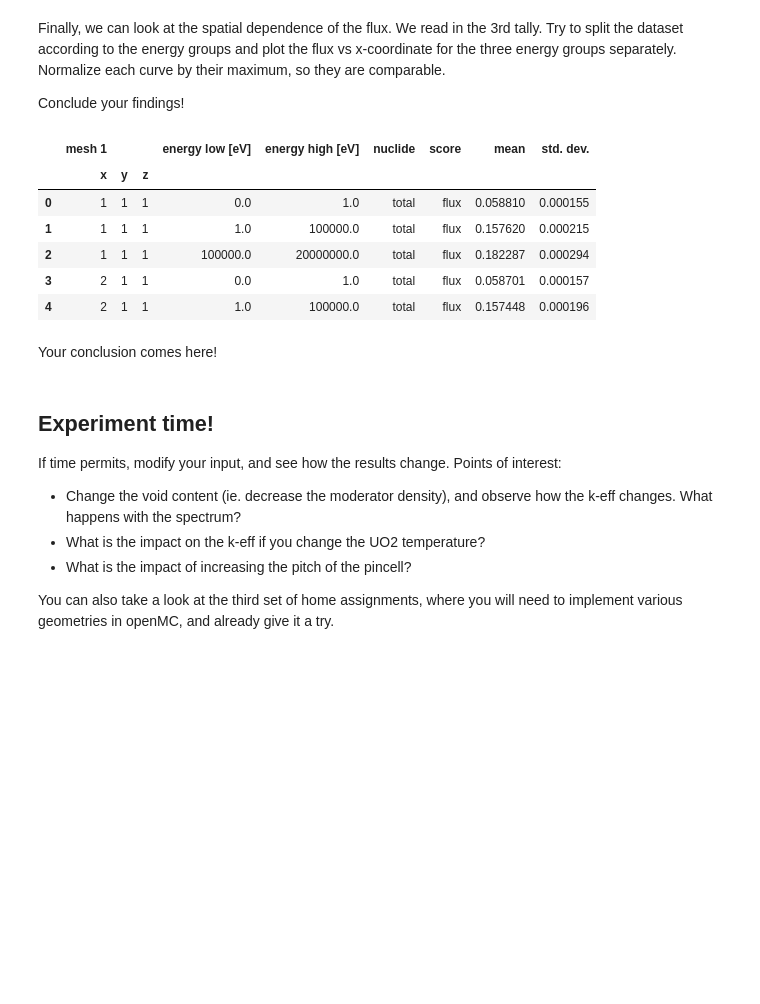
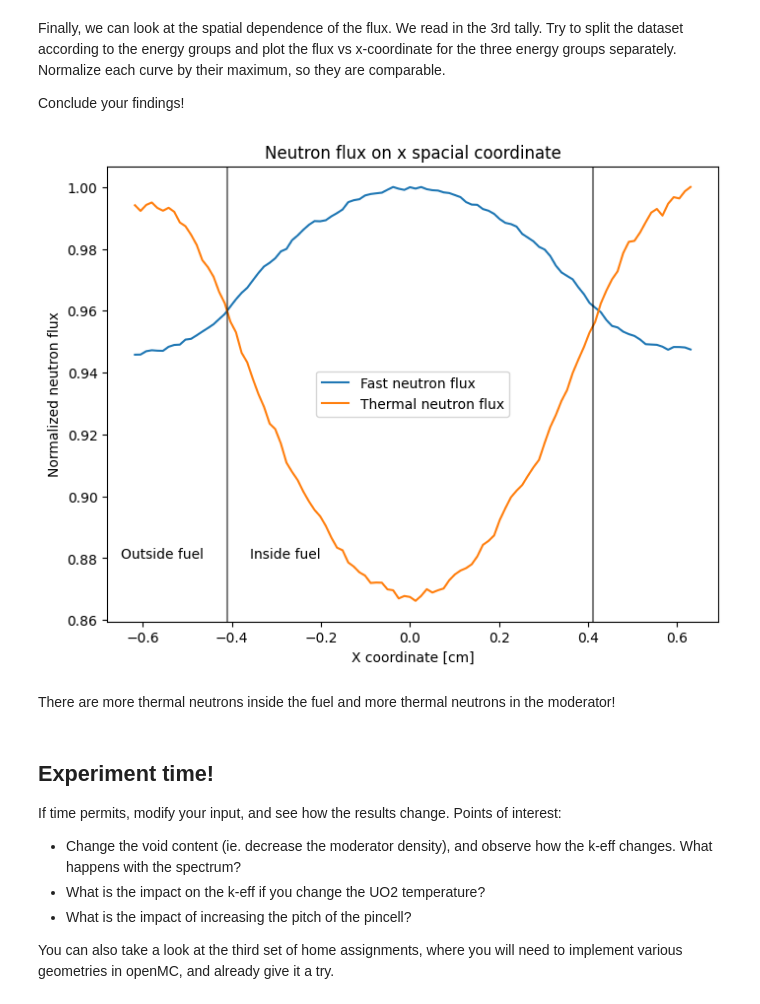
Before and after one commit to jenshoej/ReactorPhysics, a Jupyter notebook: Datalabs/Datalab06/6-openMCIntro.ipynb, the cells around one changed output. Saved outputs shown, nothing was run; the diff lists cells and outputs as text; code cells hidden in the pictures; blank space fills up the shorter version.

```diff
--- a/Datalabs/Datalab06/6-openMCIntro.ipynb
+++ b/Datalabs/Datalab06/6-openMCIntro.ipynb
@@ -435,0 +445,3 @@ memory usage: 50.9+ KB
+# %%
+tally3 = sp.tallies[3].get_pandas_dataframe()
+tally3.head()
@@ -439,14 +459,3 @@ Your conclusion comes here.
 Finally, we can look at the spatial dependence of the flux. We read in the 3rd tally. Try to split the dataset according to the energy groups and plot the flux vs x-coordinate for the three energy groups separately. Normalize each curve by their maximum, so they are comparable.
 
 Conclude your findings!
-# %%
-tallydf3=sp.tallies[3].get_pandas_dataframe()
-tallydf3.head()
-# %% [output]
-|  | mesh 1 |  |  | energy low [eV] | energy high [eV] | nuclide | score | mean | std. dev. |
-|  | x | y | z |  |  |  |  |  |  |
-| 0 | 1 | 1 | 1 | 0.0 | 1.0 | total | flux | 0.058810 | 0.000155 |
-| 1 | 1 | 1 | 1 | 1.0 | 100000.0 | total | flux | 0.157620 | 0.000215 |
-| 2 | 1 | 1 | 1 | 100000.0 | 20000000.0 | total | flux | 0.182287 | 0.000294 |
-| 3 | 2 | 1 | 1 | 0.0 | 1.0 | total | flux | 0.058701 | 0.000157 |
-| 4 | 2 | 1 | 1 | 1.0 | 100000.0 | total | flux | 0.157448 | 0.000196 |
@@ -455,5 +462,37 @@ tallydf3.head()
-# %% [markdown]
-Your conclusion comes here!
+# %%
+# fast neutrons
+tally_fast = tally3.loc[tally3["energy low [eV]"] == 100000.0] # extract fast neutrons
+mesh_fast = tally_fast[('mesh 1')]
+xs_fast = mesh_fast['x']  * pitch/100 - pitch/2 # center x values in middle of cell
+fast_mean = tally_fast['mean']
+
+# thermal neutrons
+tally_thermal = tally3.loc[tally3["energy low [eV]"] == 0.0] # extract thermal neutrons
+mesh_thermal = tally_thermal[('mesh 1')]
+xs_thermal = mesh_thermal['x']  * pitch/100 - pitch/2 # center x values in middle of cell
+thermal_mean = tally_thermal['mean']
+
+# plot
+plt.figure(figsize=(8,6))
+
+plt.plot(xs_fast,fast_mean/max(fast_mean), label='Fast neutron flux')
+plt.plot(xs_thermal,thermal_mean/max(thermal_mean), label='Thermal neutron flux')
+
+r=0.41 # radius of fuel
+plt.axvline(r,color='black',alpha=0.5)
+plt.axvline(-r,color='black',alpha=0.5)
+plt.annotate('Inside fuel', xy=[-r+0.05,0.88])
+plt.annotate('Outside fuel', xy=[-r-0.24,0.88])
+
+plt.legend()
+plt.title('Neutron flux on x spacial coordinate')
+plt.xlabel('X coordinate [cm]')
+plt.ylabel('Normalized neutron flux')
+plt.show()
+# %% [output]
+[figure, added]
+# %% [markdown]
+There are more thermal neutrons inside the fuel and more thermal neutrons in the moderator!
 # %% [markdown]
 ## Experiment time!
 
```
Also changed, not shown: parts of 10 cells of this notebook, 5 other files.
